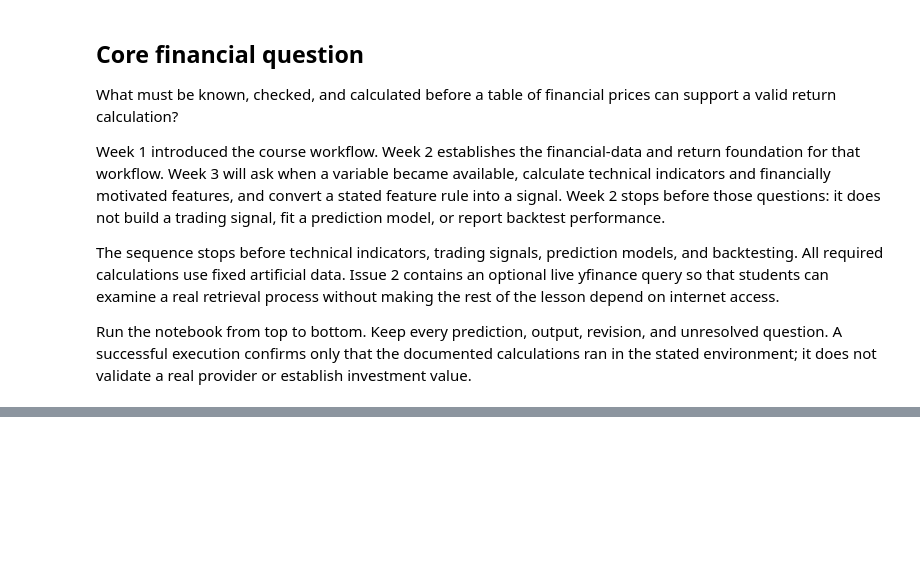
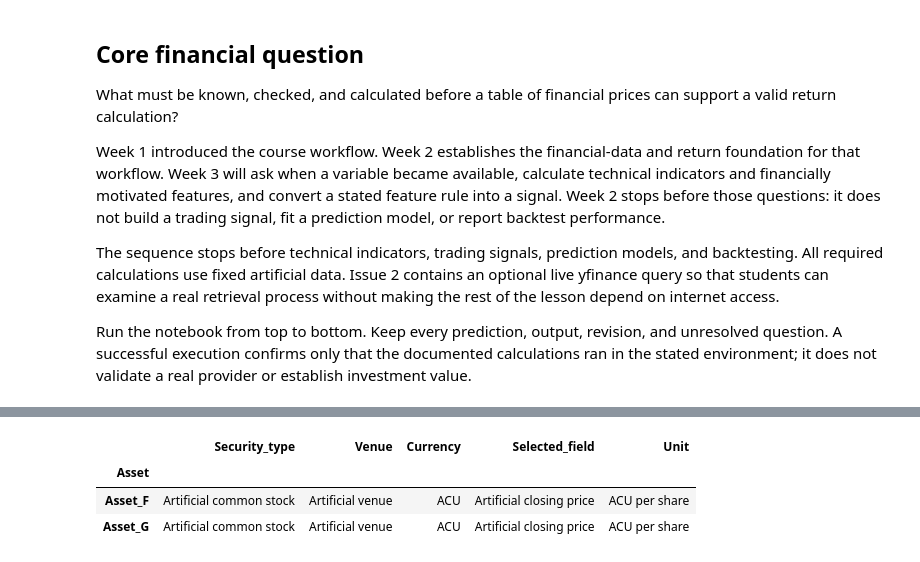
Before and after one commit to KennethWYLee/FinTech, a Jupyter notebook: course/02/week2_main.ipynb, the cells around one changed output, grey strips where cells are left out. Cells and saved outputs as stored; diff of their text form; code cells hidden in the pictures; blank space fills up the shorter version.

```diff
--- a/course/02/week2_main.ipynb
+++ b/course/02/week2_main.ipynb
@@ -2048,0 +2076,77 @@ Use these meanings when interpreting the Week 2 examples. For real data, provide
+# %%
+practice_4_source_record = pd.DataFrame(
+    {
+        "Recorded_value": [
+            "instructor-created artificial case",
+            "Week 2 Practice issue 4",
+            "embedded fixed table",
+            "instructor-created course example; current repository access is private",
+            "artificial session labels",
+            "one observation per artificial session",
+            "no split or cash distribution in the displayed interval",
+            "no real-market claim permitted",
+        ]
+    },
+    index=[
+        "Provider",
+        "Dataset",
+        "Location",
+        "Redistribution",
+        "Timestamp meaning",
+        "Observation frequency",
+        "Corporate actions and distributions",
+        "Claim boundary",
+    ],
+)
+
+practice_4_asset_master = pd.DataFrame(
+    {
+        "Asset": ["Asset_F", "Asset_G"],
+        "Security_type": ["Artificial common stock", "Artificial common stock"],
+        "Venue": ["Artificial venue", "Artificial venue"],
+        "Currency": ["ACU", "ACU"],
+        "Selected_field": ["Artificial closing price", "Artificial closing price"],
+        "Unit": ["ACU per share", "ACU per share"],
+    }
+).set_index("Asset")
+
+practice_4_prices = pd.DataFrame(
+    {
+        "Asset_F": [90.0, 92.0, 91.0, 95.0, 94.0],
+        "Asset_G": [45.0, np.nan, 46.0, 48.0, 47.0],
+    },
+    index=pd.to_datetime(
+        ["2026-05-01", "2026-05-04", "2026-05-05", "2026-05-07", "2026-05-08"]
+    ),
+)
+practice_4_weights = pd.Series(
+    {"Asset_F": 0.60, "Asset_G": 0.40},
+    name="Starting_Weight",
+)
+
+practice_4_case_inventory = pd.DataFrame(
+    {
+        "Object": ["Source record", "Asset master", "Price table", "Starting weights"],
+        "Rows": [
+            len(practice_4_source_record),
+            len(practice_4_asset_master),
+            len(practice_4_prices),
+            len(practice_4_weights),
+        ],
+        "First student action": [
+            "Complete pending documentation",
+            "Verify identity, field, currency, and unit",
+            "Audit dates, missing values, and positive observed prices",
+            "Verify labels, constraints, and decision timing",
+        ],
+    }
+)
+
+display(practice_4_source_record)
+display(practice_4_asset_master)
+display(practice_4_prices)
+display(practice_4_weights.to_frame("Starting_Weight"))
+display(practice_4_case_inventory)
+print("Case inputs loaded. Preserve them before creating audit or calculation objects.")
+print("First calculation rule: build common price endpoints before calculating asset returns.")
+# %% [output]
@@ -2048,0 +2162,4 @@ Use these meanings when interpreting the Week 2 examples. For real data, provide
+|  | Security_type | Venue | Currency | Selected_field | Unit |
+| Asset |  |  |  |  |  |
+| Asset_F | Artificial common stock | Artificial venue | ACU | Artificial closing price | ACU per share |
+| Asset_G | Artificial common stock | Artificial venue | ACU | Artificial closing price | ACU per share |
```
Also changed, not shown: parts of 129 cells of this notebook.
